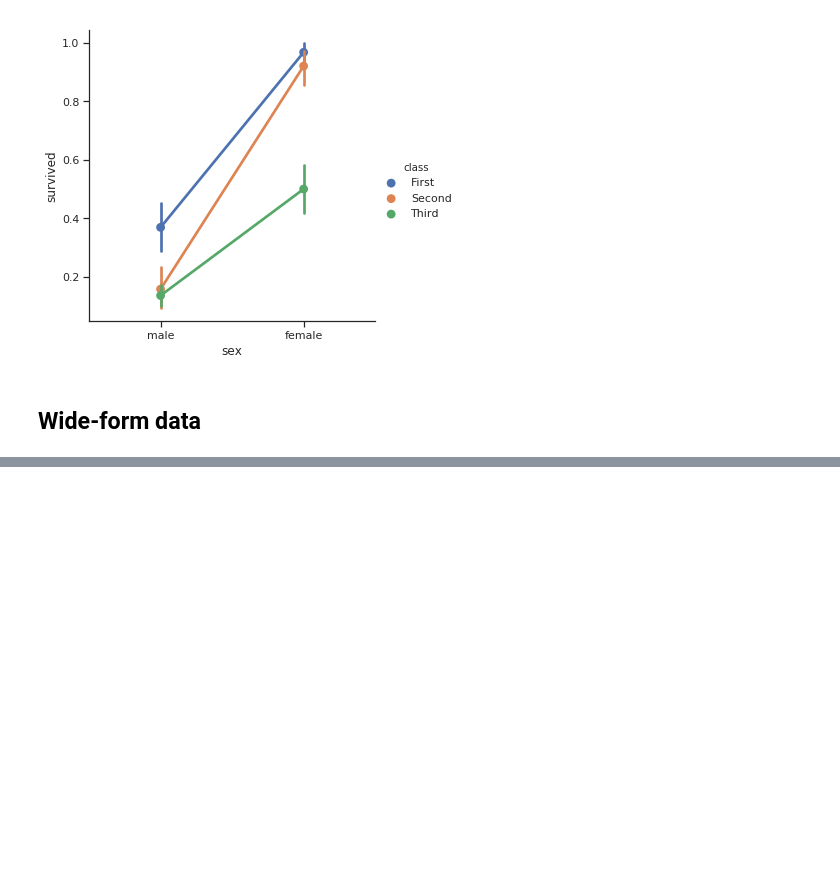
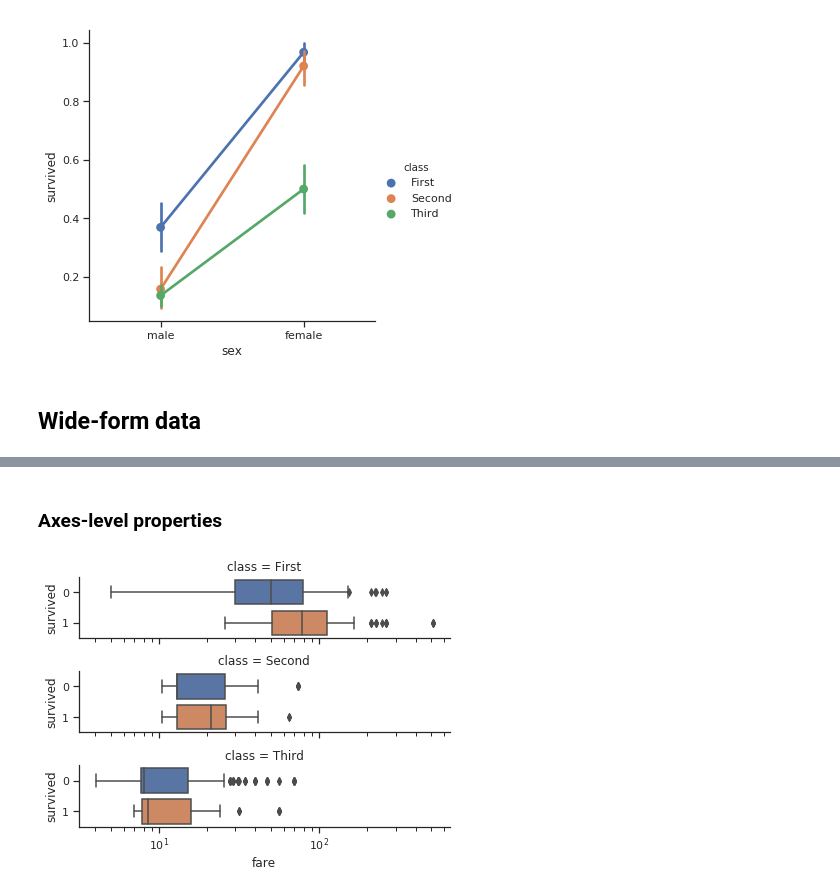
Before and after one commit to ivanlis/ml_python, a Jupyter notebook: 18_seaborn_categorical.ipynb, the cells around one changed output, grey strips where cells are left out. Saved outputs shown, nothing was run; the diff lists cells and outputs as text; code cells hidden in the pictures; blank space fills up the shorter version.

```diff
--- a/18_seaborn_categorical.ipynb
+++ b/18_seaborn_categorical.ipynb
@@ -108,0 +131,9 @@ sns.catplot(data = titanic, kind = 'point', x = 'sex', y = 'survived', hue = 'cl
+# %% [markdown]
+### Axes-level properties
+# %%
+g = sns.catplot(data = titanic[titanic['fare'] > 0],
+               kind = 'box', orient = 'h', height = 1.5, aspect = 4,
+               x = 'fare', y = 'survived', row = 'class')
+g.set(xscale = 'log');
+# %% [output]
+[figure, added]
```
Also changed, not shown: parts of 4 cells of this notebook, 2 other files.
